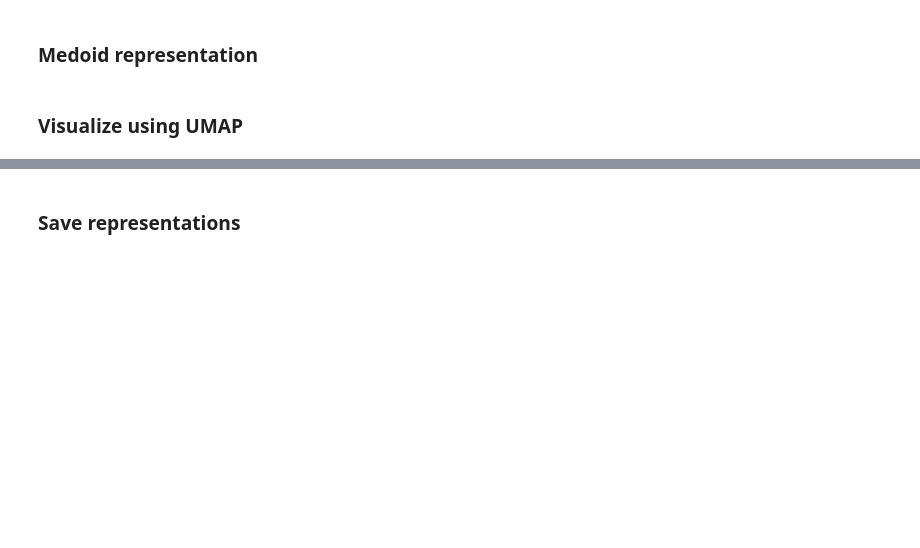
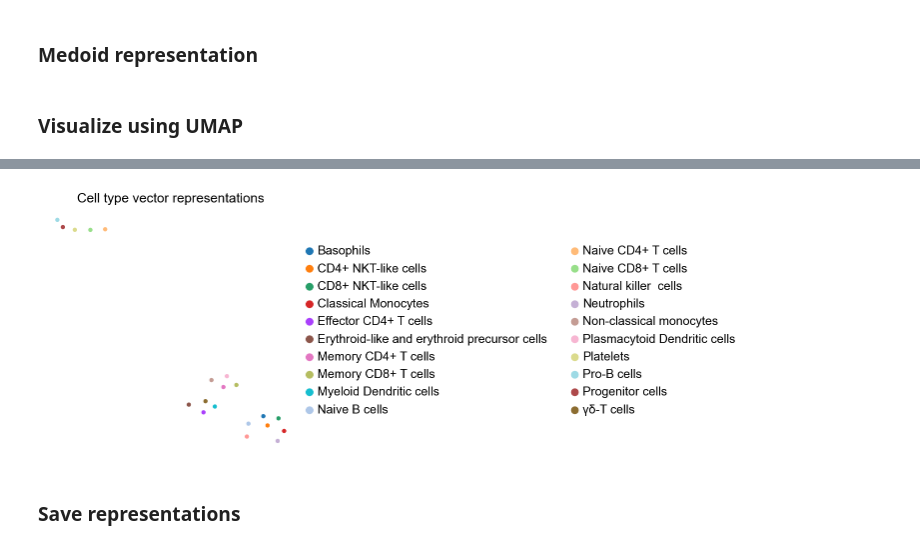
Before and after one commit to LeoAnd00/Masters_Thesis, a Jupyter notebook: code/cell_type_representation/Generate_cell_type_vector_representations.ipynb, the cells around one changed output, grey strips where cells are left out. Cells and saved outputs as stored; diff of their text form; code cells hidden in the pictures; blank space fills up the shorter version.

```diff
--- a/code/cell_type_representation/Generate_cell_type_vector_representations.ipynb
+++ b/code/cell_type_representation/Generate_cell_type_vector_representations.ipynb
@@ -33,3 +45,7 @@ MCTR_env.UMAP_visualization(representation=CentroidRepresentation)
+# %%
+MCTR_env.UMAP_visualization(representation=MedoidRepresentation, neighbors=2, size=60)
+# %% [output]
+[figure, added]
 # %% [markdown]
 ### Save representations
 # %%
```
Also changed, not shown: parts of 7 cells of this notebook, 8 other files.
